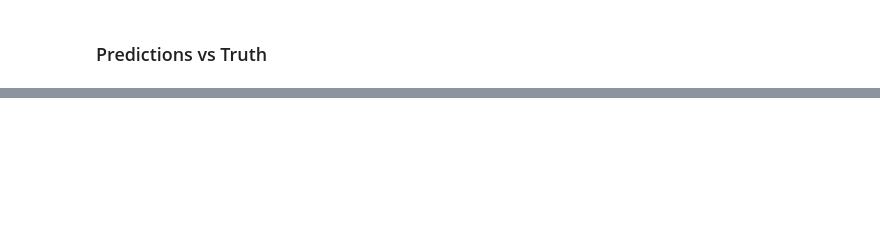
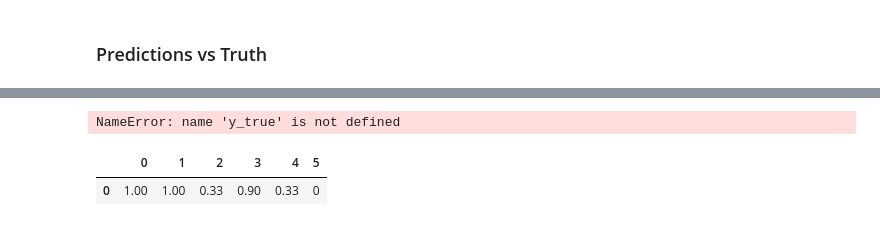
Before and after one commit to Kklu78/w266-finalproject, a Jupyter notebook: Error Analysis/Error Analysis-Kevin.ipynb, the cells around one changed output, grey strips where cells are left out. Saved outputs shown, nothing was run; the diff lists cells and outputs as text; code cells hidden in the pictures; blank space fills up the shorter version.

```diff
--- a/Error Analysis/Error Analysis-Kevin.ipynb
+++ b/Error Analysis/Error Analysis-Kevin.ipynb
@@ -81,7 +77,7 @@ def process_model_csv(filename):
     accuracies = []
 
     total_acc = sklearn.metrics.accuracy_score(y_pred,y_true)
-    prfs = sklearn.metrics.precision_recall_fscore_support(y_pred,y_true,average='micro')
+    prfs = sklearn.metrics.precision_recall_fscore_support(y_true,y_pred,average='weighted')
 
     for i in range(0,6):
         accuracies.append(accuracies_by_class(i,y_true,y_pred))
@@ -165,0 +116,3 @@ TypeError: gridplot() takes 1 positional argument but 2 were given
+# %%
+for x in range(int(table_df.shape[0]/2)):
+    print(table_df.iloc[0+2*x:2+2*x].to_latex(index=False))
@@ -165,0 +199,42 @@ TypeError: gridplot() takes 1 positional argument but 2 were given
+# %%
+import warnings
+warnings.filterwarnings('ignore')
+import glob
+label_map = {'NONE':0,"OTHER":1,'PREVENT':2,'CURE':3,'SIDE_EFF':4,'NO_CURE':5}
+table_dict = {}
+accuracies = []
+for i in range(0,6):
+    accuracies.append(accuracies_by_class(i,y_true,y_pred))
+print(accuracies)
+output = pd.read_csv('(2B)_BioBERT_tagged_output.csv')
+y_true = list(output['y_true'])
+y_pred = list(output['y_pred'])
+df = pd.DataFrame(sklearn.metrics.precision_recall_fscore_support(y_true, y_pred)).rename(index={0:'precision', 1:'recall', 2:'fscore', 3:'support'})
+df = df.rename(columns={y:x for x,y in label_map.items()})
+df = df[0:3]
+accuracy_df = pd.DataFrame([accuracies], index=['accuracy']).rename(columns={y:x for x,y in label_map.items()})
+df = df.append(accuracy_df)
+df = df*100
+
+print(df)
+
+df = df[['CURE','PREVENT','SIDE_EFF','NO_CURE']]
+df.columns = ['CURE','PREVENT','SIDE EFFECT','NO CURE']
+df['SOURCE'] = 'Biobert approach'
+past_lit = [precision, recall, f1score, accuracy]
+past_list_title = ['precision', 'recall', 'f1score', 'accuracy']
+
+for x in range(len(past_lit)):
+    metric_df = df[0+x:1+x].append(past_lit[x])
+    metric_df.reset_index(drop=True, inplace=True)
+    metric_df = metric_df[['SOURCE','CURE','PREVENT','SIDE EFFECT','NO CURE']]
+    pd.options.display.float_format = "{:,.2f}".format
+    print(past_list_title[x].title()+' ********************************')
+    print(metric_df.to_latex(index=False))
+# %% [output]
+NameError: name 'y_true' is not defined
+# %%
+pd.DataFrame([accuracies])
+# %% [output]
+|  | 0 | 1 | 2 | 3 | 4 | 5 |
+| 0 | 1.00 | 1.00 | 0.33 | 0.90 | 0.33 | 0 |
```
Also changed, not shown: parts of 12 cells of this notebook, 12 other files.
